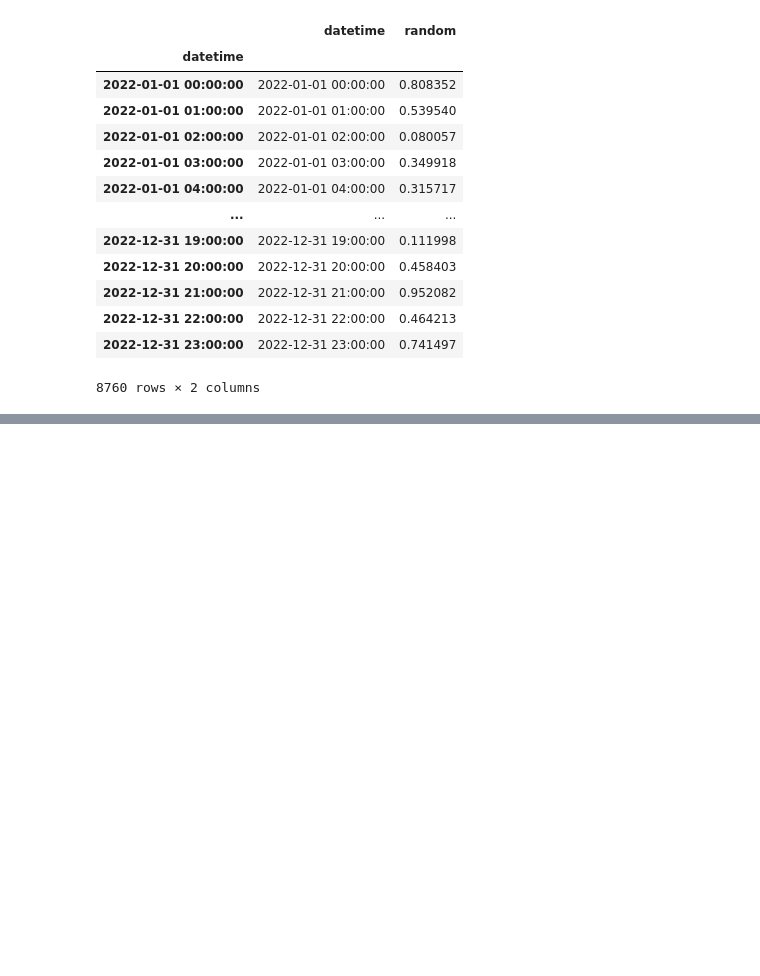
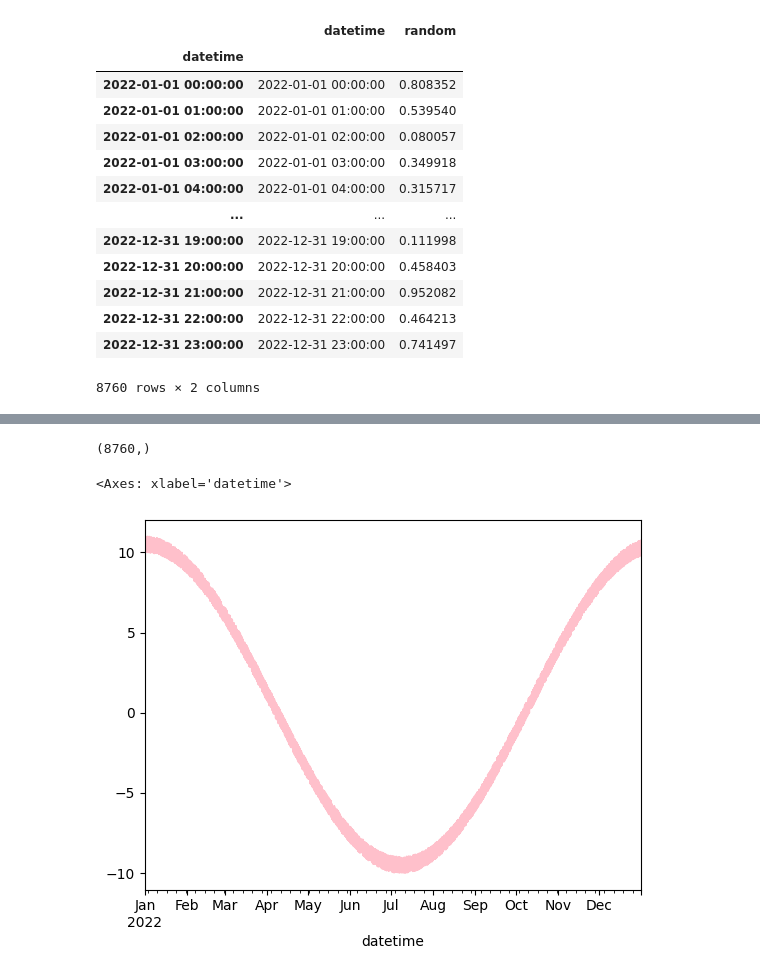
Before and after one commit to Larissa0403/ENS410064, a Jupyter notebook: Aula 03.ipynb, the cells around one changed output, grey strips where cells are left out. Drawn from its saved outputs; the diff is of its cells as text; code cells hidden in the pictures; blank space fills up the shorter version.

```diff
--- a/Aula 03.ipynb
+++ b/Aula 03.ipynb
@@ -152,0 +164,11 @@ df['day'] = df.index.day
+# %%
+tt = np.arange(0,df.shape[0],1)
+print(tt.shape)
+df['sazonal'] = (np.cos(tt/(360*4)))
+df['timeSeries'] = 10*df['sazonal']+df['random']
+#df['sazonal'].plot()
+df['timeSeries'].plot(color='pink')
+# %% [output]
+(8760,)
+<Axes: xlabel='datetime'>
+[figure, added]
```
Also changed, not shown: parts of 3 cells of this notebook.
